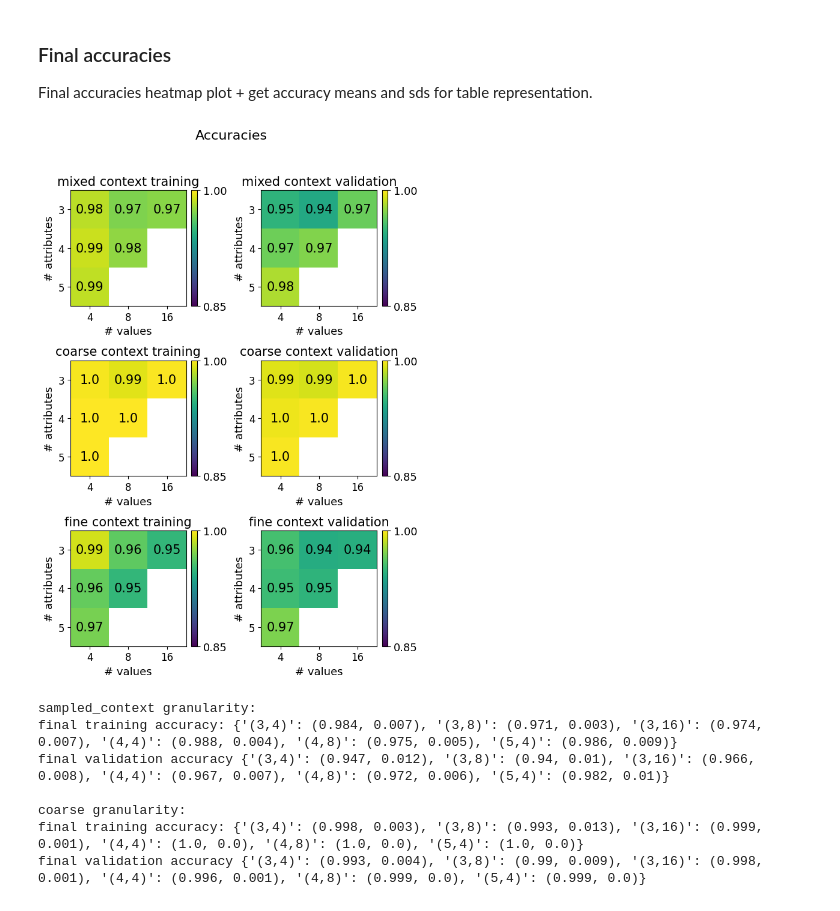
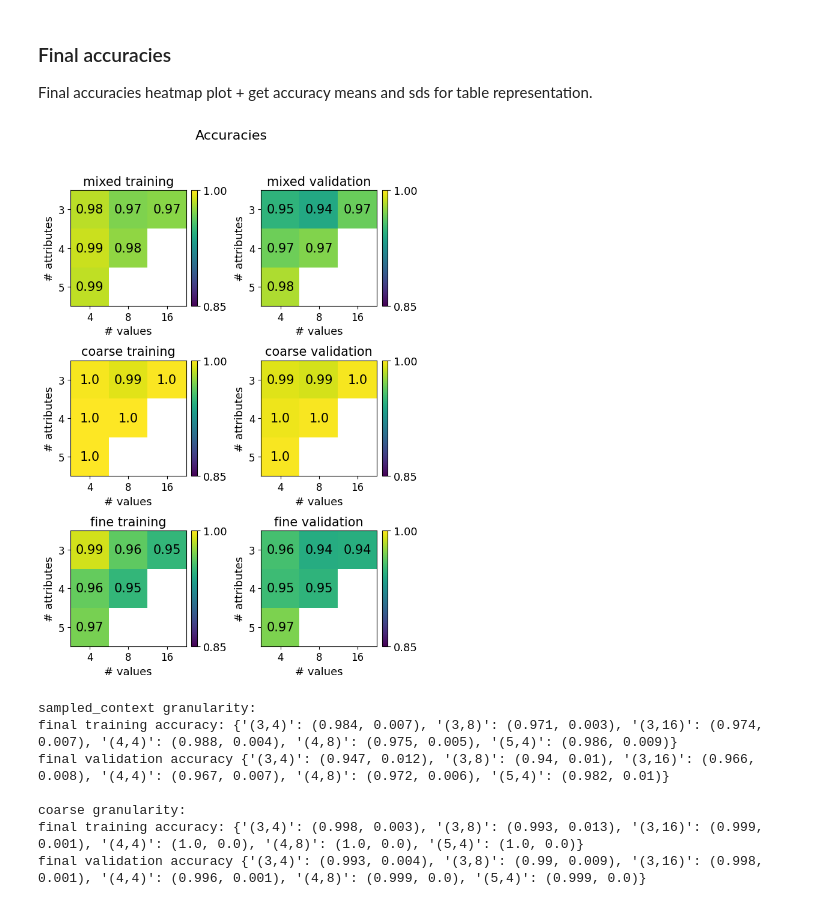
Before and after one commit to abriotto/context-granularity, a Jupyter notebook: analysis_quantitative.ipynb, the cells around one changed output. Drawn from its saved outputs; the diff is of its cells as text; code cells hidden in the pictures.

Commit message:
fix heatmaps style

```diff
--- a/analysis_quantitative.ipynb
+++ b/analysis_quantitative.ipynb
@@ -137,32 +137,32 @@ for g in granularity_list:
 # %%
 titles = []
 conds = ['training', 'validation']
 
 plot_name_map = {
-    'coarse': 'coarse context',
-    'fine': 'fine context',
-    'mixed': 'mixed fullcontext',
-    'sampled_context': 'mixed context',
+    'coarse': 'coarse',
+    'fine': 'fine',
+    'mixed': 'mixed full',
+    'sampled_context': 'mixed',
 }
 
 for g in granularity_list:
     plot_name = plot_name_map.get(g, g)
 
     for c in conds:
         titles.append(plot_name + ' ' + c)
 
 plot_heatmap(
     accuracies_grans,
     'mean',
     plot_dims=(3, 2),
     ylims=(0.85, 1.0),
     titles=titles,
     figsize=(6.5, 9),
     suptitle='Accuracies',
     fontsize=15
 )
 # %% [output]
-[figure, old version]
+[figure, new version]
 # %%
 for gran in granularity_list:
     print(gran + ' granularity: ')
```
